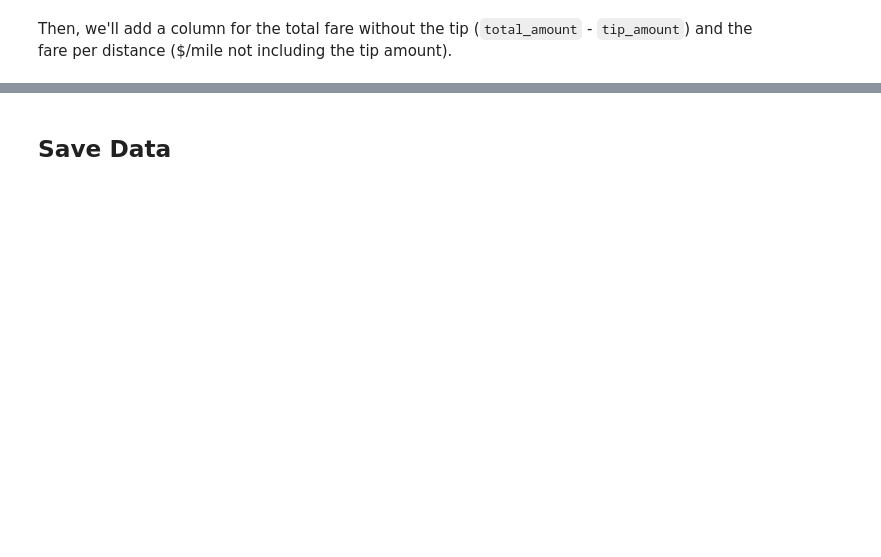
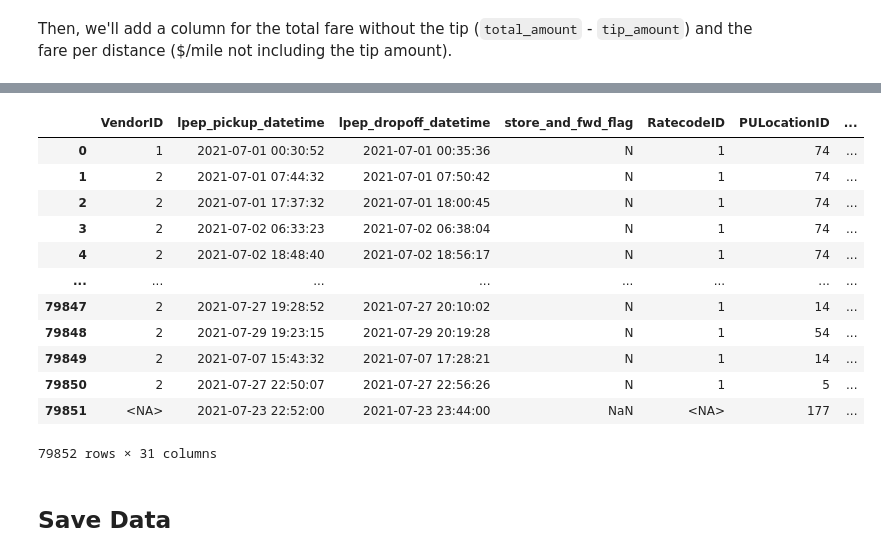
Before and after one commit to UCB-stat-159-s22/hw07-group16, a Jupyter notebook: taxi_clean.ipynb, the cells around one changed output, grey strips where cells are left out. Cells and saved outputs as stored; diff of their text form; code cells hidden in the pictures; blank space fills up the shorter version.

Commit message:
Finish location analysis and fixed data cleaning. Reran all notebooks and attempt 2 to fix large data file issue

```diff
--- a/taxi_clean.ipynb
+++ b/taxi_clean.ipynb
@@ -42,0 +67,3 @@ Remove 3455 rows with a trip_distance of 0
+# %%
+print('Remove ' + str(len(df_rev3[df_rev3['fare_amount'] <= 0])) + ' rows with a negative fare')
+df_rev4 = df_rev3[df_rev3['fare_amount'] > 0]
@@ -48,11 +77,12 @@ We will begin by adding the following columns to make it easier to analyze the t
 - day of the month for the trip
 - time of the day for the trip
 # %%
-df['day_of_week'] = df['lpep_pickup_datetime'].dt.dayofweek
-df['day_of_month'] = df['lpep_pickup_datetime'].dt.day
-df['hour_of_day'] = df['lpep_pickup_datetime'].dt.hour
-df['trip_duration'] = round((df['lpep_dropoff_datetime'] - df['lpep_pickup_datetime']).dt.total_seconds())
-df[['lpep_pickup_datetime', 'lpep_dropoff_datetime', 'day_of_week', 'day_of_month', 'hour_of_day', 'trip_duration']]
+df_add = df_rev4.copy()
+df_add['day_of_week'] = df_add['lpep_pickup_datetime'].dt.dayofweek
+df_add['day_of_month'] = df_add['lpep_pickup_datetime'].dt.day
+df_add['hour_of_day'] = df_add['lpep_pickup_datetime'].dt.hour
+df_add['trip_duration'] = round((df_add['lpep_dropoff_datetime'] - df_add['lpep_pickup_datetime']).dt.total_seconds())
+df_add[['lpep_pickup_datetime', 'lpep_dropoff_datetime', 'day_of_week', 'day_of_month', 'hour_of_day', 'trip_duration']]
 # %% [output]
 |  | lpep_pickup_datetime | lpep_dropoff_datetime | day_of_week | day_of_month | hour_of_day | trip_duration |
 | 0 | 2021-07-01 00:30:52 | 2021-07-01 00:35:36 | 3 | 1 | 0 | 284.0 |
@@ -70,9 +100,9 @@ df[['lpep_pickup_datetime', 'lpep_dropoff_datetime', 'day_of_week', 'day_of_mont
 # %% [markdown]
 Then, we'll add a column for the total fare without the tip (`total_amount` - `tip_amount`) and the fare per distance ($/mile not including the tip amount).
 # %%
-df['total_without_tip'] = round(df['total_amount'] - df['tip_amount'], 2)
-df['fare_per_mile'] = round(df['total_without_tip'] / df['trip_distance'], 2)
-df[['tip_amount', 'total_amount', 'total_without_tip', 'trip_distance', 'fare_per_mile']]
+df_add['total_without_tip'] = round(df_add['total_amount'] - df_add['tip_amount'], 2)
+df_add['fare_per_mile'] = round(df_add['total_without_tip'] / df_add['trip_distance'], 2)
+df_add[['tip_amount', 'total_amount', 'total_without_tip', 'trip_distance', 'fare_per_mile']]
 # %% [output]
 |  | tip_amount | total_amount | total_without_tip | trip_distance | fare_per_mile |
 | 0 | 0.00 | 7.30 | 7.30 | 1.20 | 6.08 |
@@ -91,0 +122,3 @@ For potential next steps, we would like to incorporate the data for taxi zones a
+# %%
+taxi_zones = pd.read_csv('data/taxi_zones.csv')
+taxi_zones.head()
@@ -92,3 +132,26 @@ For potential next steps, we would like to incorporate the data for taxi zones a
+# %%
+taxi_zones_less = taxi_zones[['the_geom', 'LocationID', 'zone', 'borough']]
+pickup_dict = {'the_geom':'PUGeom', 'zone': 'PUZone', 'borough': 'PUBorough'}
+dropoff_dict = {'the_geom':'DOGeom', 'zone': 'DOZone', 'borough': 'DOBorough'}
+df_pickups = df_add.merge(right=taxi_zones_less, left_on='PULocationID', right_on='LocationID').drop(
+    'LocationID', axis=1).rename(pickup_dict, axis='columns')
+df_all_geoms = df_pickups.merge(right=taxi_zones_less, left_on='DOLocationID', right_on='LocationID').drop(
+    'LocationID', axis=1).rename(dropoff_dict, axis='columns')
+df_all_geoms
+# %% [output]
+|  | VendorID | lpep_pickup_datetime | lpep_dropoff_datetime | store_and_fwd_flag | RatecodeID | PULocationID | ... |
+| 0 | 1 | 2021-07-01 00:30:52 | 2021-07-01 00:35:36 | N | 1 | 74 | ... |
+| 1 | 2 | 2021-07-01 07:44:32 | 2021-07-01 07:50:42 | N | 1 | 74 | ... |
+| 2 | 2 | 2021-07-01 17:37:32 | 2021-07-01 18:00:45 | N | 1 | 74 | ... |
+| 3 | 2 | 2021-07-02 06:33:23 | 2021-07-02 06:38:04 | N | 1 | 74 | ... |
+| 4 | 2 | 2021-07-02 18:48:40 | 2021-07-02 18:56:17 | N | 1 | 74 | ... |
+| ... | ... | ... | ... | ... | ... | ... | ... |
+| 79847 | 2 | 2021-07-27 19:28:52 | 2021-07-27 20:10:02 | N | 1 | 14 | ... |
+| 79848 | 2 | 2021-07-29 19:23:15 | 2021-07-29 20:19:28 | N | 1 | 54 | ... |
+| 79849 | 2 | 2021-07-07 15:43:32 | 2021-07-07 17:28:21 | N | 1 | 14 | ... |
+| 79850 | 2 | 2021-07-27 22:50:07 | 2021-07-27 22:56:26 | N | 1 | 5 | ... |
+| 79851 | <NA> | 2021-07-23 22:52:00 | 2021-07-23 23:44:00 | NaN | <NA> | 177 | ... |
+79852 rows × 31 columns
 # %% [markdown]
 ## Save Data
 # %%
```
Also changed, not shown: parts of 13 cells of this notebook, 34 other files.
